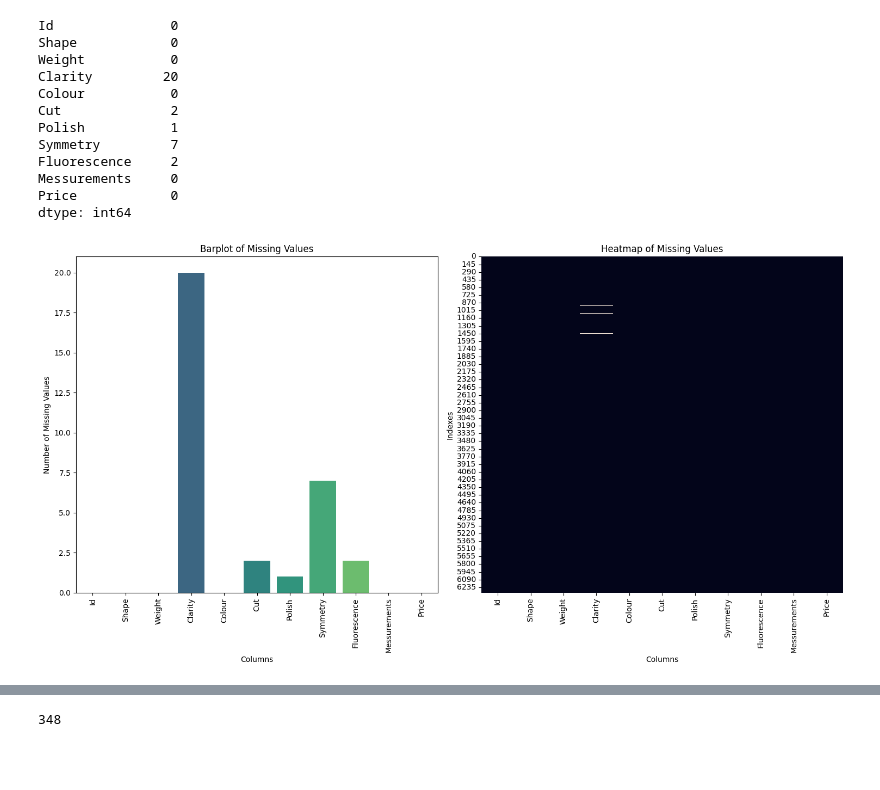
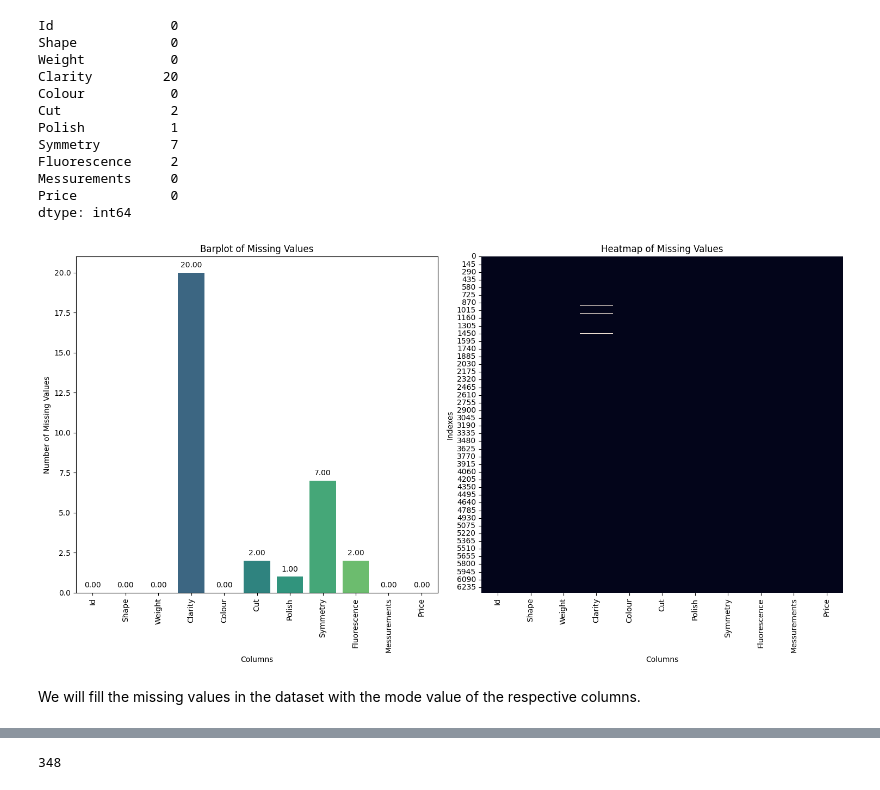
Before and after one commit to KarthikUdyawar/Diamond, a Jupyter notebook: notebook/clean_data.ipynb, the cells around one changed output, grey strips where cells are left out. Saved outputs shown, nothing was run; the diff lists cells and outputs as text; code cells hidden in the pictures; blank space fills up the shorter version.

```diff
--- a/notebook/clean_data.ipynb
+++ b/notebook/clean_data.ipynb
@@ -61,21 +85,29 @@ dtype: int64
 # %%
 fig, (ax1, ax2) = plt.subplots(ncols=2, figsize=(15,8))
 
 sns.barplot(x=missing_values.index, y=missing_values.values, palette='viridis', ax=ax1)
 ax1.set_title('Barplot of Missing Values')
 ax1.set_xticklabels(ax1.get_xticklabels(), rotation=90)
 ax1.set_xlabel('Columns')
 ax1.set_ylabel('Number of Missing Values')
+for p in ax1.patches:
+    ax1.annotate(format(p.get_height(), '.2f'),
+                (p.get_x() + p.get_width() / 2., p.get_height()),
+                ha = 'center', va = 'center',
+                xytext = (0, 10),
+                textcoords = 'offset points')
 
 sns.heatmap(df.isnull(), cbar=False, ax=ax2)
 ax2.set_title('Heatmap of Missing Values')
 ax2.set_xlabel("Columns")
 ax2.set_ylabel("Indexes")
 
 plt.tight_layout()
 plt.show()
 # %% [output]
-[figure, old version]
+[figure, new version]
+# %% [markdown]
+We will fill the missing values in the dataset with the mode value of the respective columns.
 # %%
 df['Clarity'].fillna(df['Clarity'].mode()[0], inplace=True)
 df['Cut'].fillna(df['Cut'].mode()[0], inplace=True)
```
Also changed, not shown: parts of 36 cells of this notebook.
